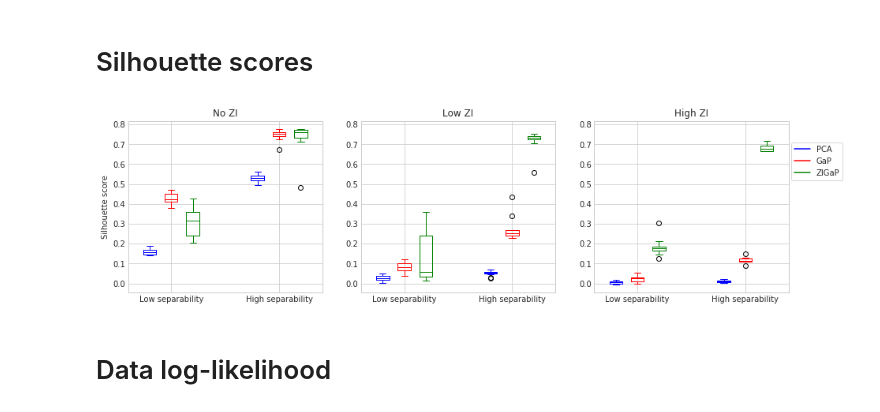
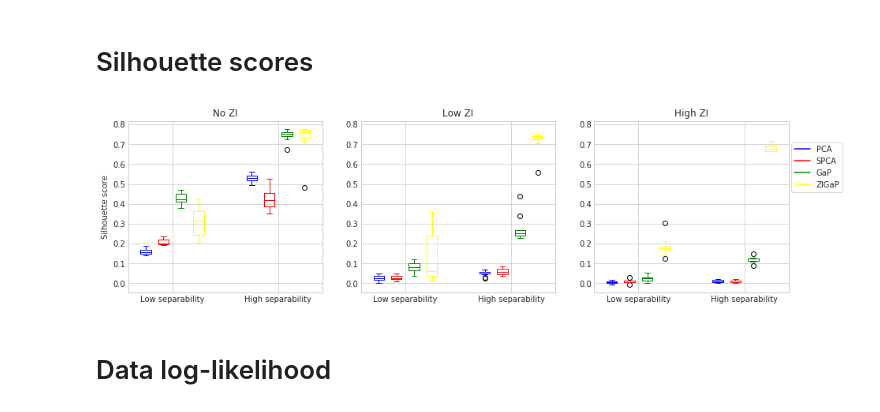
Before and after one commit to pedrofale/mpCMF, a Jupyter notebook: notebooks/pCMF Zero Inflation results.ipynb, the cells around one changed output. Saved outputs shown, nothing was run; the diff lists cells and outputs as text; code cells hidden in the pictures.

Commit message:
update experiment output

```diff
--- a/notebooks/pCMF Zero Inflation results.ipynb
+++ b/notebooks/pCMF Zero Inflation results.ipynb
@@ -12,39 +12,40 @@ sns.set_style('whitegrid')
 # Silhouette scores
 # %%
 silh_pca_scores = np.load('../scripts/simulations/zero_inflation/prior_sensitivity/output/silh_pca_scores.npy')
+silh_spca_scores = np.load('../scripts/simulations/zero_inflation/prior_sensitivity/output/silh_spca_scores.npy')
 silh_gap_scores = np.load('../scripts/simulations/zero_inflation/prior_sensitivity/output/silh_gap_scores.npy')
 silh_zigap_scores = np.load('../scripts/simulations/zero_inflation/prior_sensitivity/output/silh_zigap_scores.npy')
 # %%
 # Prepare arrays to plot
-no_zi_low_sep = [silh_pca_scores[0, 0, :], silh_gap_scores[0, 0, :], silh_zigap_scores[0, 0, :]]
-no_zi_high_sep = [silh_pca_scores[0, 1, :], silh_gap_scores[0, 1, :], silh_zigap_scores[0, 1, :]]
+no_zi_low_sep = [silh_pca_scores[0, 0, :], silh_spca_scores[0, 0, :], silh_gap_scores[0, 0, :], silh_zigap_scores[0, 0, :]]
+no_zi_high_sep = [silh_pca_scores[0, 1, :], silh_spca_scores[0, 1, :], silh_gap_scores[0, 1, :], silh_zigap_scores[0, 1, :]]
 
-low_zi_low_sep = [silh_pca_scores[1, 0, :], silh_gap_scores[1, 0, :], silh_zigap_scores[1, 0, :]]
-low_zi_high_sep = [silh_pca_scores[1, 1, :], silh_gap_scores[1, 1, :], silh_zigap_scores[1, 1, :]]
+low_zi_low_sep = [silh_pca_scores[1, 0, :], silh_spca_scores[1, 0, :], silh_gap_scores[1, 0, :], silh_zigap_scores[1, 0, :]]
+low_zi_high_sep = [silh_pca_scores[1, 1, :], silh_spca_scores[1, 1, :], silh_gap_scores[1, 1, :], silh_zigap_scores[1, 1, :]]
 
-high_zi_low_sep = [silh_pca_scores[2, 0, :], silh_gap_scores[2, 0, :], silh_zigap_scores[2, 0, :]]
-high_zi_high_sep = [silh_pca_scores[2, 1, :], silh_gap_scores[2, 1, :], silh_zigap_scores[2, 1, :]]
+high_zi_low_sep = [silh_pca_scores[2, 0, :], silh_spca_scores[2, 0, :], silh_gap_scores[2, 0, :], silh_zigap_scores[2, 0, :]]
+high_zi_high_sep = [silh_pca_scores[2, 1, :], silh_spca_scores[2, 1, :], silh_gap_scores[2, 1, :], silh_zigap_scores[2, 1, :]]
 # %%
 # Plot silhouette scores
-legend=['PCA', 'GaP', 'ZIGaP']
+legend=['PCA', 'SPCA', 'GaP', 'ZIGaP']
 fig = plt.figure(figsize=(15, 4))
 
 ax1 = plt.subplot(1, 3, 1)
 plot_utils.plot_simulation_results(no_zi_low_sep, no_zi_high_sep, ax=ax1, ylabel='Silhouette score', title='No ZI')
 
 ax2 = plt.subplot(1, 3, 2, sharey=ax1)
 plot_utils.plot_simulation_results(low_zi_low_sep, low_zi_high_sep, ax=ax2, title='Low ZI')
 
 ax3 = plt.subplot(1, 3, 3, sharey=ax1)
 _, handles = plot_utils.plot_simulation_results(high_zi_low_sep, high_zi_high_sep, ax=ax3, legend=legend, title='High ZI')
 
 plt.legend(handles, legend, labelspacing=0.5, bbox_to_anchor=(1.3, 0.9), frameon=True)
 _ = [h.set_visible(False) for h in handles]
 
 plt.show()
 fig.savefig('../scripts/simulations/zero_inflation/prior_sensitivity/output/silhouette.png', bbox_inches='tight')
 # %% [output]
-[figure, old version]
+[figure, new version]
 # %% [markdown]
 # Data log-likelihood
 # %%
```
Also changed, not shown: 5 other files.
